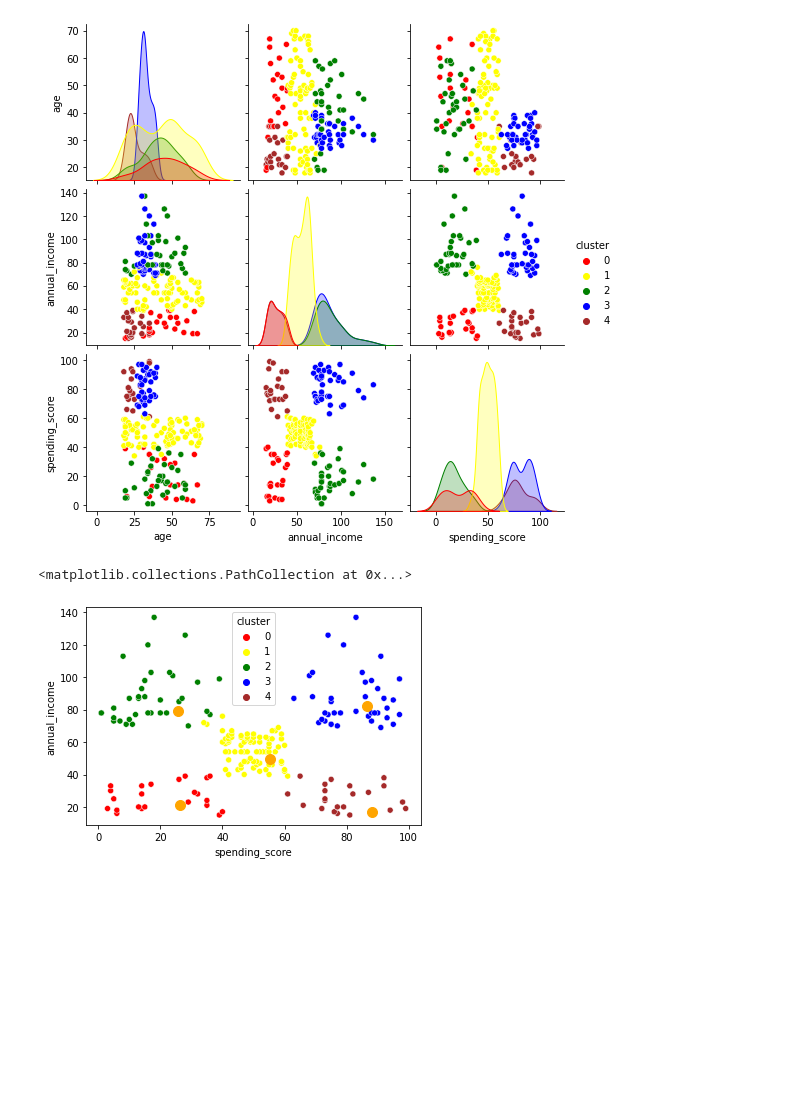
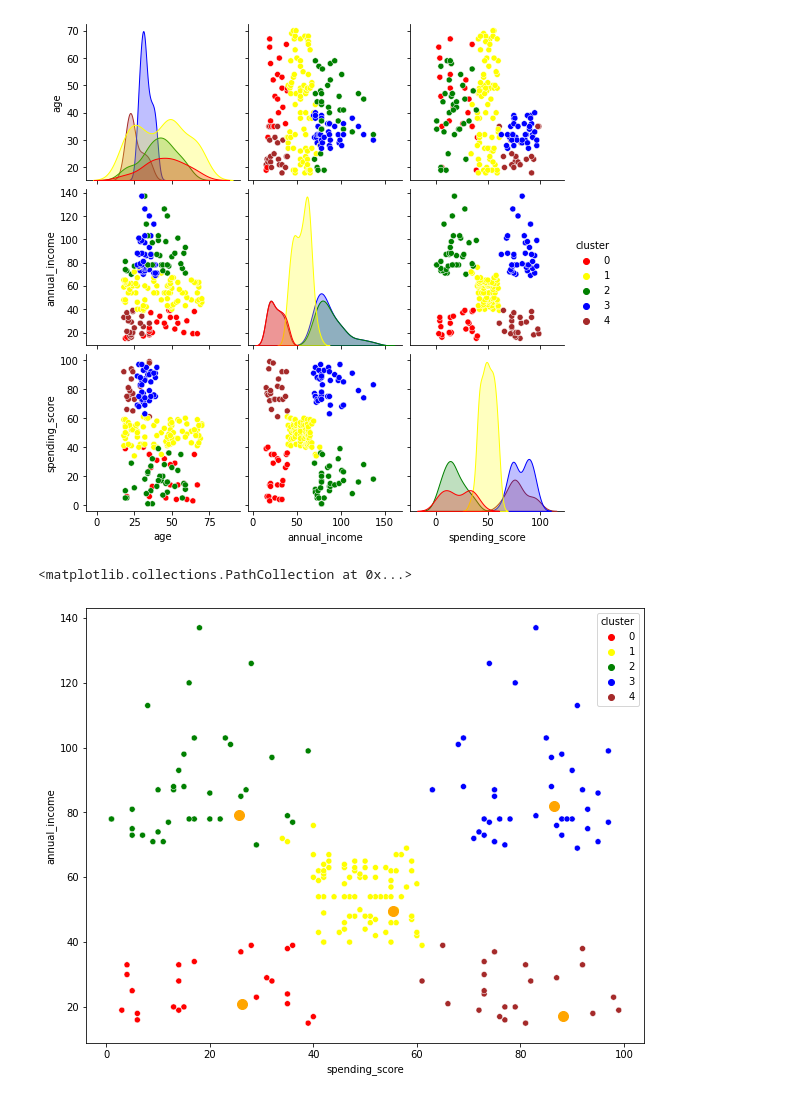
Before and after one commit to NPGiorgi/mlucu, a Jupyter notebook: mall/mall.ipynb, the cells around one changed output. Cells and saved outputs as stored; diff of their text form; code cells hidden in the pictures; blank space fills up the shorter version.

```diff
--- a/mall/mall.ipynb
+++ b/mall/mall.ipynb
@@ -67,8 +67,9 @@ sns.pairplot(data=df, hue="cluster", palette=["red", "yellow", "green", "blue",
 # %%
 centroids = kmeans.cluster_centers_
 
+plt.figure(figsize=(10,8))
 sns.scatterplot(x=df.spending_score, y=df.annual_income, hue=df.cluster, palette=["red", "yellow", "green", "blue", "brown"])
 plt.scatter(x=centroids[:,0], y=centroids[:,1], c='#ffa500', s=100)
 # %% [output]
 <matplotlib.collections.PathCollection at 0x...>
-[figure, old version]
+[figure, new version]
```
Also changed, not shown: 4 other files.
